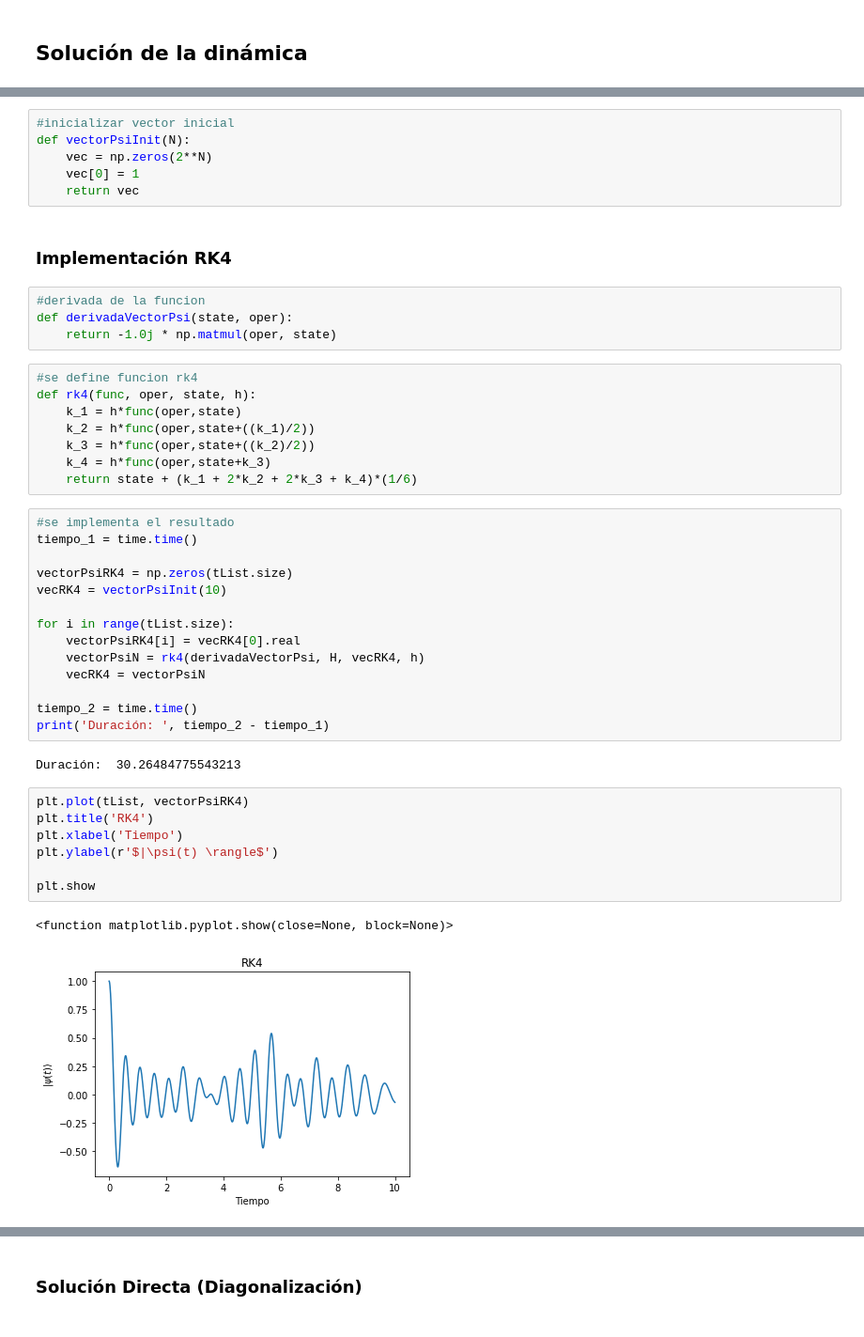
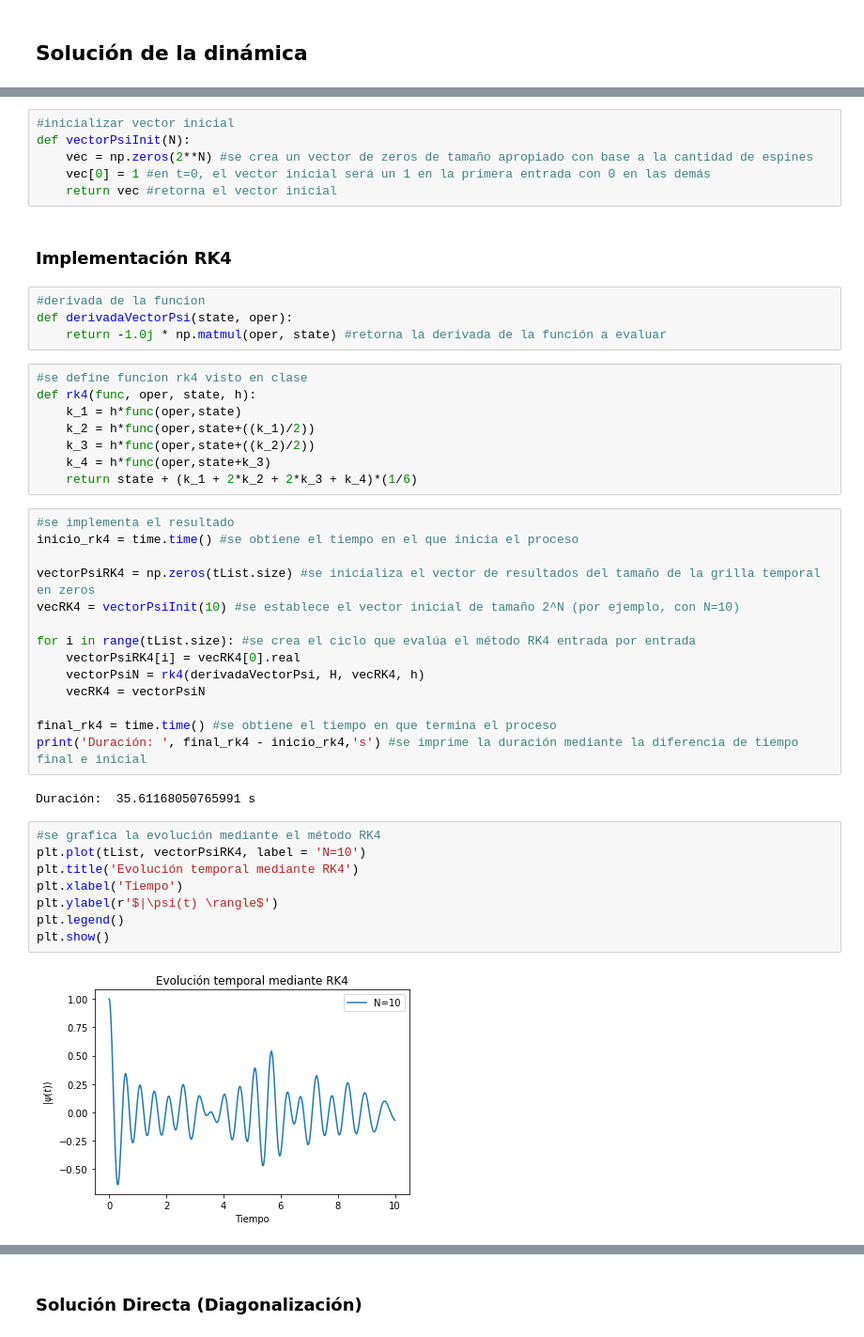
Before and after one commit to Amanda-Mirault/Modelo-de-Ising-Cu-ntico, a Jupyter notebook: ProyectoIsingG02.ipynb, the cells around one changed output, grey strips where cells are left out. Shown: that part at 94% size. Drawn from its saved outputs; the diff is of its cells as text.

```diff
--- a/ProyectoIsingG02.ipynb
+++ b/ProyectoIsingG02.ipynb
@@ -115,17 +114,17 @@ h = tList[1]-tList[0]
 # %%
 #inicializar vector inicial
 def vectorPsiInit(N):
-    vec = np.zeros(2**N)
-    vec[0] = 1
-    return vec
+    vec = np.zeros(2**N) #se crea un vector de zeros de tamaño apropiado con base a la cantidad de espines
+    vec[0] = 1 #en t=0, el vector inicial será un 1 en la primera entrada con 0 en las demás
+    return vec #retorna el vector inicial
 # %% [markdown]
 ### Implementación RK4
 # %%
 #derivada de la funcion
 def derivadaVectorPsi(state, oper):
-    return -1.0j * np.matmul(oper, state)
+    return -1.0j * np.matmul(oper, state) #retorna la derivada de la función a evaluar
 # %%
-#se define funcion rk4
+#se define funcion rk4 visto en clase
 def rk4(func, oper, state, h):
     k_1 = h*func(oper,state)
     k_2 = h*func(oper,state+((k_1)/2))
@@ -134,27 +133,27 @@ def rk4(func, oper, state, h):
     return state + (k_1 + 2*k_2 + 2*k_3 + k_4)*(1/6)
 # %%
 #se implementa el resultado
-tiempo_1 = time.time()
+inicio_rk4 = time.time() #se obtiene el tiempo en el que inicia el proceso
 
-vectorPsiRK4 = np.zeros(tList.size)
-vecRK4 = vectorPsiInit(10)
+vectorPsiRK4 = np.zeros(tList.size) #se inicializa el vector de resultados del tamaño de la grilla temporal en zeros
+vecRK4 = vectorPsiInit(10) #se establece el vector inicial de tamaño 2^N (por ejemplo, con N=10)
 
-for i in range(tList.size):
+for i in range(tList.size): #se crea el ciclo que evalúa el método RK4 entrada por entrada
     vectorPsiRK4[i] = vecRK4[0].real
     vectorPsiN = rk4(derivadaVectorPsi, H, vecRK4, h)
     vecRK4 = vectorPsiN
 
-tiempo_2 = time.time()
-print('Duración: ', tiempo_2 - tiempo_1)
+final_rk4 = time.time() #se obtiene el tiempo en que termina el proceso
+print('Duración: ', final_rk4 - inicio_rk4,'s') #se imprime la duración mediante la diferencia de tiempo final e inicial
 # %% [output]
-Duración:  30.26484775543213
+Duración:  35.61168050765991 s
 # %%
-plt.plot(tList, vectorPsiRK4)
-plt.title('RK4')
+#se grafica la evolución mediante el método RK4
+plt.plot(tList, vectorPsiRK4, label = 'N=10')
+plt.title('Evolución temporal mediante RK4')
 plt.xlabel('Tiempo')
 plt.ylabel(r'$|\psi(t) \rangle$')
-
-plt.show
+plt.legend()
+plt.show()
 # %% [output]
-<function matplotlib.pyplot.show(close=None, block=None)>
-[figure, old version]
+[figure, new version]
```
Also changed, not shown: parts of 10 cells of this notebook.
